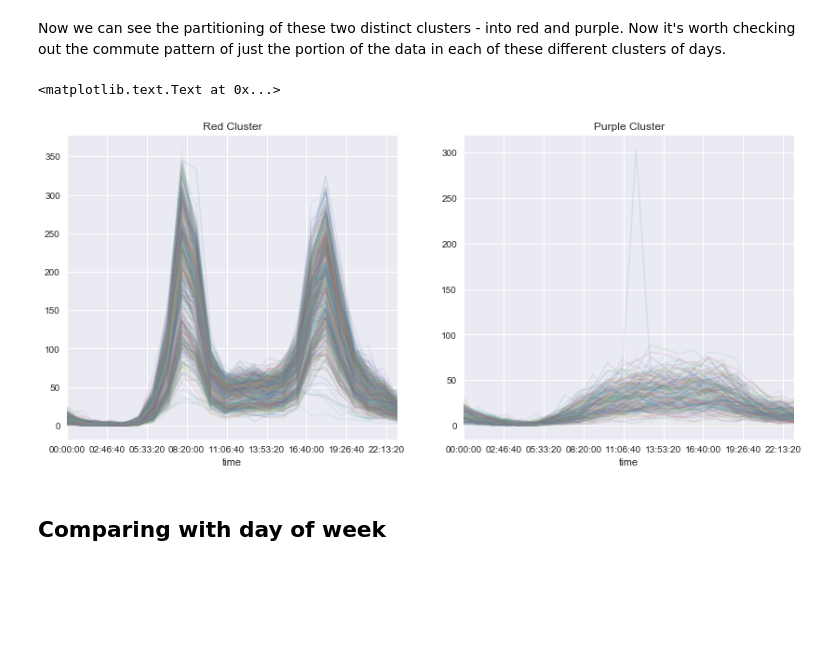
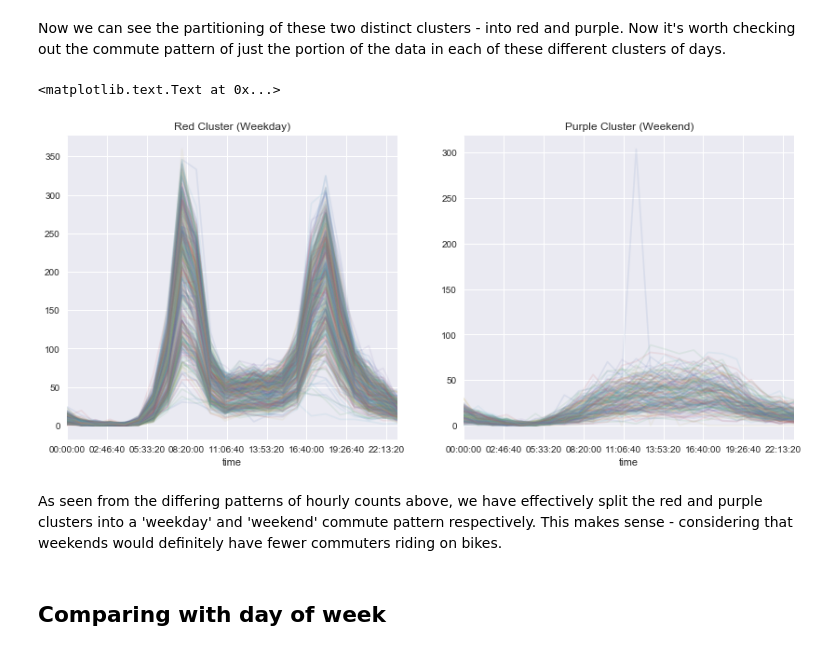
Before and after one commit to sidshekhar/CamdenCycleAnalysis, a Jupyter notebook: Camden Cycling Analysis.ipynb, the cells around one changed output. Drawn from its saved outputs; the diff is of its cells as text; code cells hidden in the pictures; blank space fills up the shorter version.

```diff
--- a/Camden Cycling Analysis.ipynb
+++ b/Camden Cycling Analysis.ipynb
@@ -181,12 +180,14 @@ Now we can see the partitioning of these two distinct clusters - into red and pu
 # %%
 fig, ax = plt.subplots(1, 2, figsize=(14, 6))
 pivoted.T[labels == 1].T.plot(legend=False, alpha=0.1, ax=ax[0]) #plot red cluster
-ax[0].set_title('Red Cluster')
+ax[0].set_title('Red Cluster (Weekday)')
 pivoted.T[labels ==0].T.plot(legend=False, alpha=0.1, ax=ax[1]) # plot purple cluster
-ax[1].set_title('Purple Cluster')
+ax[1].set_title('Purple Cluster (Weekend)')
 # %% [output]
 <matplotlib.text.Text at 0x...>
-[figure, old version]
+[figure, new version]
+# %% [markdown]
+As seen from the differing patterns of hourly counts above, we have effectively split the red and purple clusters into  a 'weekday' and 'weekend' commute pattern respectively. This makes sense - considering that weekends would definitely have fewer commuters riding on bikes.
 # %% [markdown]
 ## Comparing with day of week
 # %%
```
Also changed, not shown: parts of 18 cells of this notebook.
